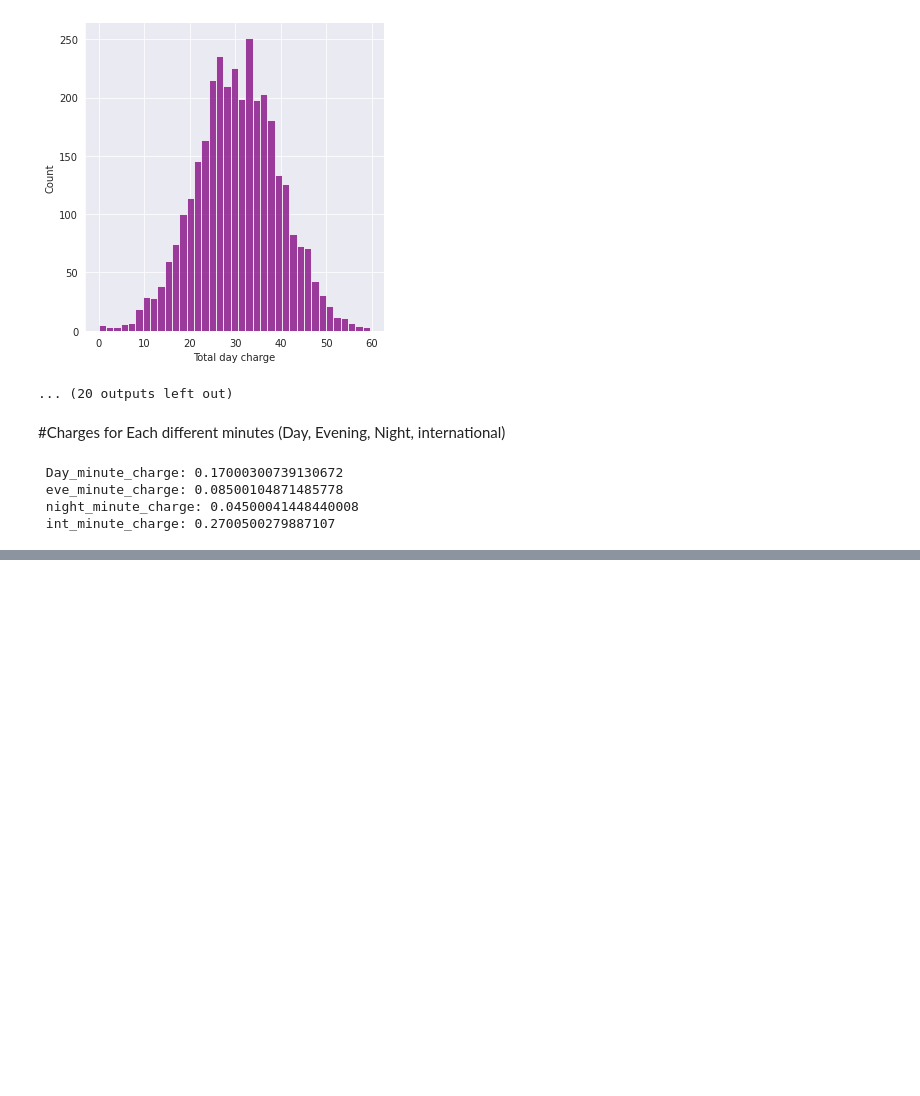
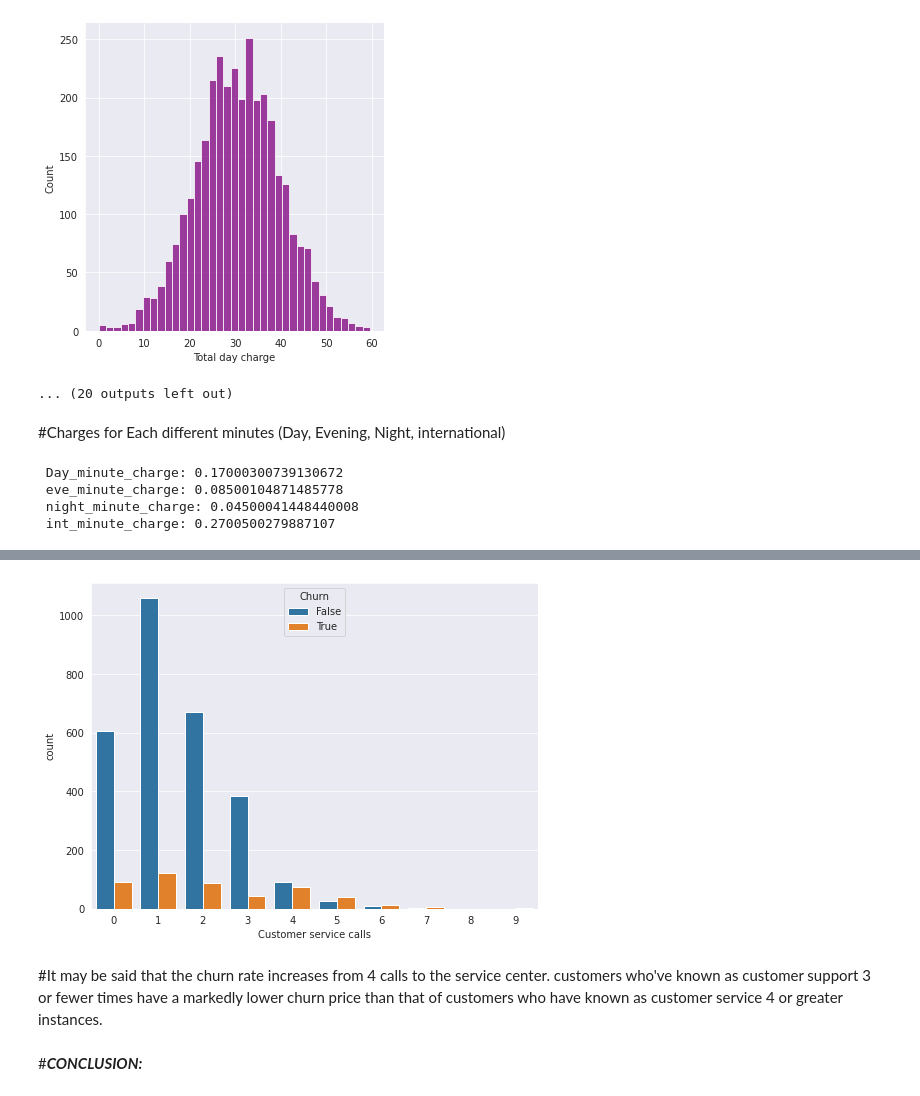
Before and after one commit to PUNEETSUBHANJI/Exploratory-Data-Analysis-of-churn-dataset, a Jupyter notebook: EDA_Telecom_Churn_analysis.ipynb, the cells around one changed output, grey strips where cells are left out. Saved outputs shown, nothing was run; the diff lists cells and outputs as text; code cells hidden in the pictures; blank space fills up the shorter version.

```diff
--- a/EDA_Telecom_Churn_analysis.ipynb
+++ b/EDA_Telecom_Churn_analysis.ipynb
@@ -432,0 +520,10 @@ print(f' Day_minute_charge: {day_minute_charge} \n eve_minute_charge: {eve_minut
+# %%
+# Histogram of Customer Serice calls grouped by churn
+plt.rcParams['figure.figsize'] = (8, 6)
+sns.countplot(x="Customer service calls", hue='Churn', data=tele_churn_df);
+# %% [output]
+[figure, added]
+# %% [markdown]
+#It may be said that the churn rate increases from 4 calls to the service center. customers who've known as customer support 3 or fewer times have a markedly lower churn price than that of customers who have known as customer service 4 or greater instances.
+# %% [markdown]
+#***CONCLUSION:***
```
Also changed, not shown: parts of 14 cells of this notebook.
